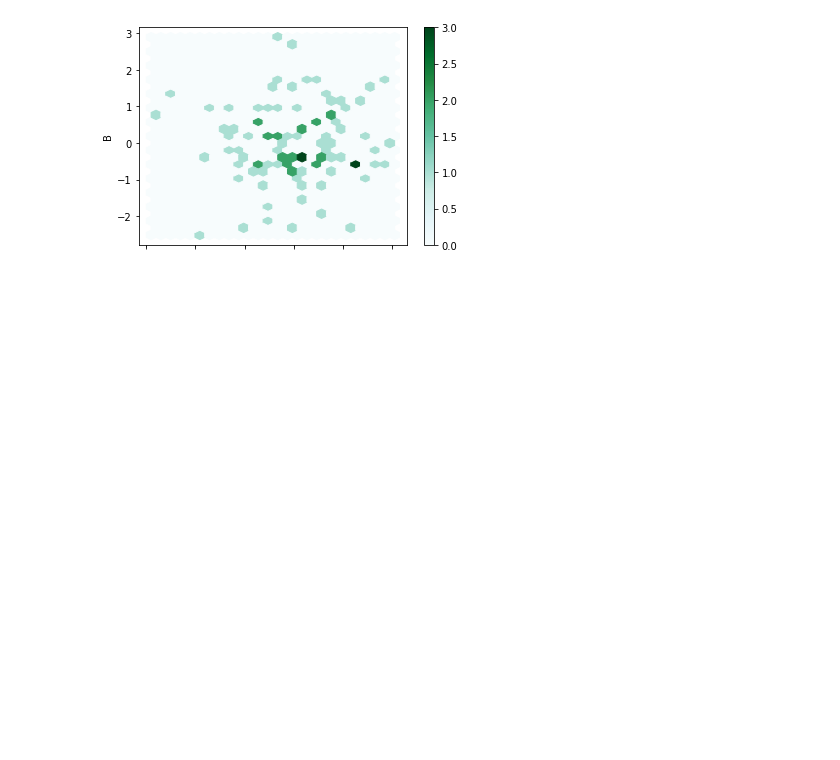
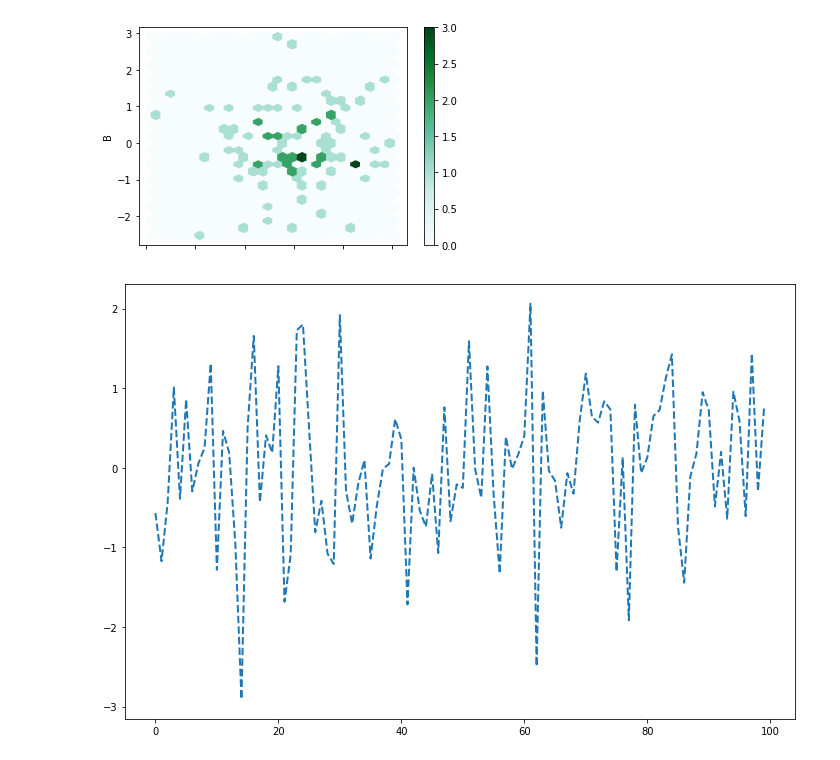
Before and after one commit to mahesh-keswani/ML-DL-FromBasicsToAdvance, a Jupyter notebook: pandas_basics/visualizing_data_with_pandas.ipynb, the cells around one changed output. Cells and saved outputs as stored; diff of their text form; code cells hidden in the pictures; blank space fills up the shorter version.

```diff
--- a/pandas_basics/visualizing_data_with_pandas.ipynb
+++ b/pandas_basics/visualizing_data_with_pandas.ipynb
@@ -155,3 +155,10 @@ df.plot.scatter(x = 'A', y = 'B')
 df.plot.hexbin(x = 'A', y = 'B', gridsize = 25);
 # %% [output]
 [figure]
+# %%
+# Now customizing plots
+
+# changing the style of line in line chart
+df['A'].plot.line(figsize = (12, 8), lw = 2, ls = '--');
+# %% [output]
+[figure, added]
```
Also changed, not shown: parts of 2 cells of this notebook.
